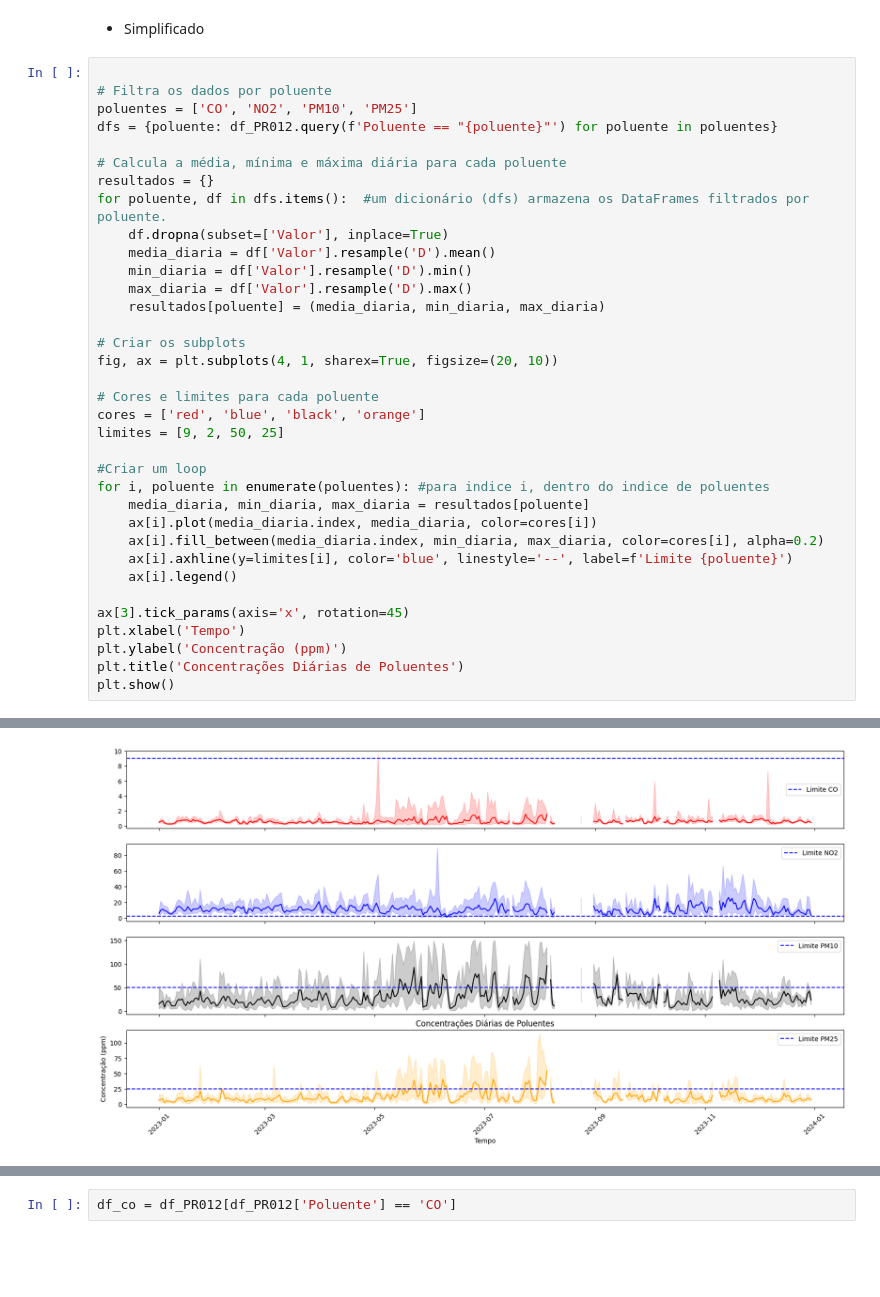
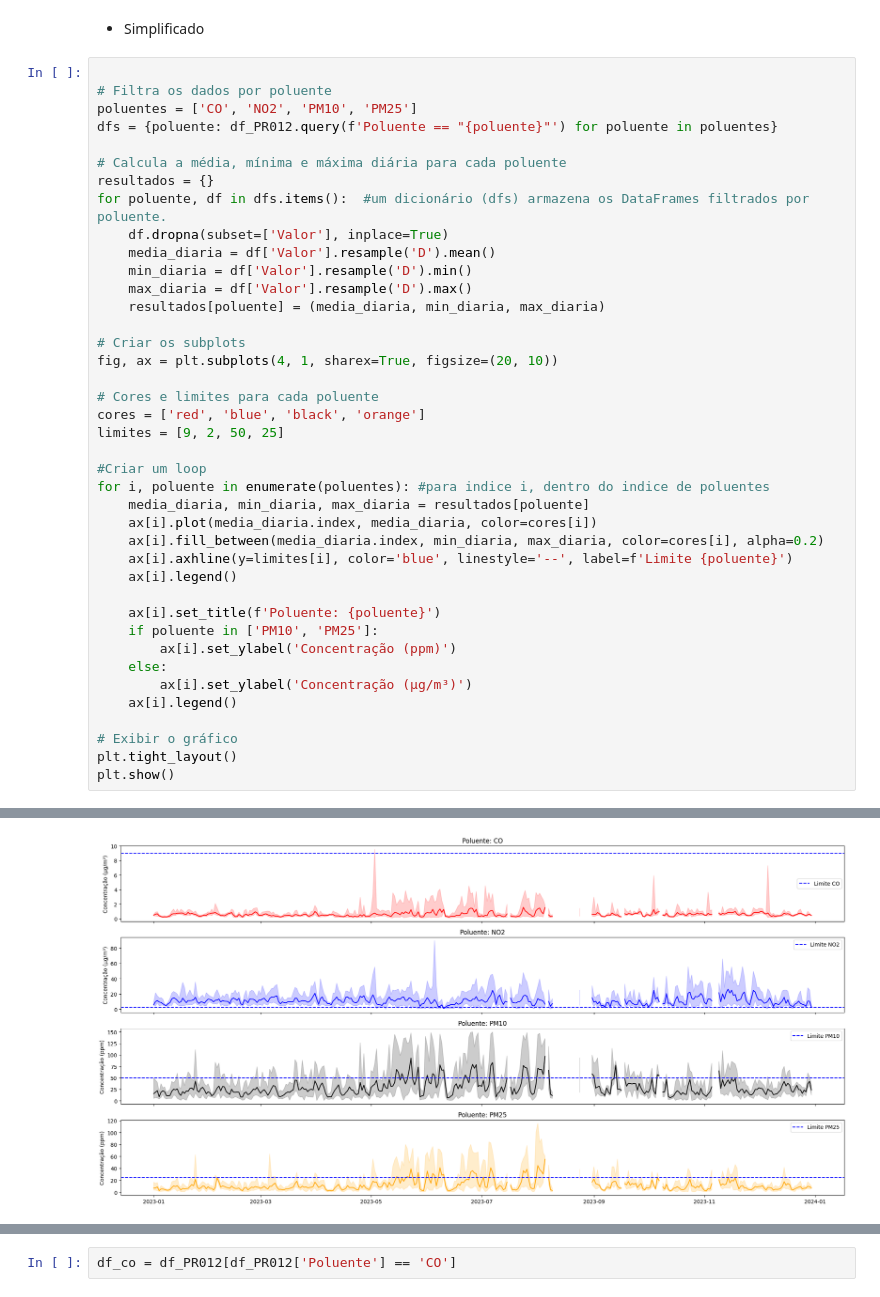
Before and after one commit to Marcosperrude/ENS410064, a Jupyter notebook: scripts/Atividade3.ipynb, the cells around one changed output, grey strips where cells are left out. Saved outputs shown, nothing was run; the diff lists cells and outputs as text; blank space fills up the shorter version.

```diff
--- a/scripts/Atividade3.ipynb
+++ b/scripts/Atividade3.ipynb
@@ -337,35 +389,40 @@ fig, ax = plt.subplots(4, 1, sharex=True, figsize=(20, 10))
 # Cores e limites para cada poluente
 cores = ['red', 'blue', 'black', 'orange']
 limites = [9, 2, 50, 25]
 
 #Criar um loop
 for i, poluente in enumerate(poluentes): #para indice i, dentro do indice de poluentes
     media_diaria, min_diaria, max_diaria = resultados[poluente]
     ax[i].plot(media_diaria.index, media_diaria, color=cores[i])
     ax[i].fill_between(media_diaria.index, min_diaria, max_diaria, color=cores[i], alpha=0.2)
     ax[i].axhline(y=limites[i], color='blue', linestyle='--', label=f'Limite {poluente}')
     ax[i].legend()
 
-ax[3].tick_params(axis='x', rotation=45)
-plt.xlabel('Tempo')
-plt.ylabel('Concentração (ppm)')
-plt.title('Concentrações Diárias de Poluentes')
+    ax[i].set_title(f'Poluente: {poluente}')
+    if poluente in ['PM10', 'PM25']:
+        ax[i].set_ylabel('Concentração (ppm)')
+    else:
+        ax[i].set_ylabel('Concentração (µg/m³)')
+    ax[i].legend()
+
+# Exibir o gráfico
+plt.tight_layout()
 plt.show()
 # %% [output]
 A value is trying to be set on a copy of a slice from a DataFrame
 
 See the caveats in the documentation: https://pandas.pydata.org/pandas-docs/stable/user_guide/indexing.html#returning-a-view-versus-a-copy
   df.dropna(subset=['Valor'], inplace=True)
 A value is trying to be set on a copy of a slice from a DataFrame
 
 See the caveats in the documentation: https://pandas.pydata.org/pandas-docs/stable/user_guide/indexing.html#returning-a-view-versus-a-copy
   df.dropna(subset=['Valor'], inplace=True)
 A value is trying to be set on a copy of a slice from a DataFrame
 
 See the caveats in the documentation: https://pandas.pydata.org/pandas-docs/stable/user_guide/indexing.html#returning-a-view-versus-a-copy
   df.dropna(subset=['Valor'], inplace=True)
 A value is trying to be set on a copy of a slice from a DataFrame
 
 See the caveats in the documentation: https://pandas.pydata.org/pandas-docs/stable/user_guide/indexing.html#returning-a-view-versus-a-copy
   df.dropna(subset=['Valor'], inplace=True)
-[figure, old version]
+[figure, new version]
```
Also changed, not shown: parts of 22 cells of this notebook.
